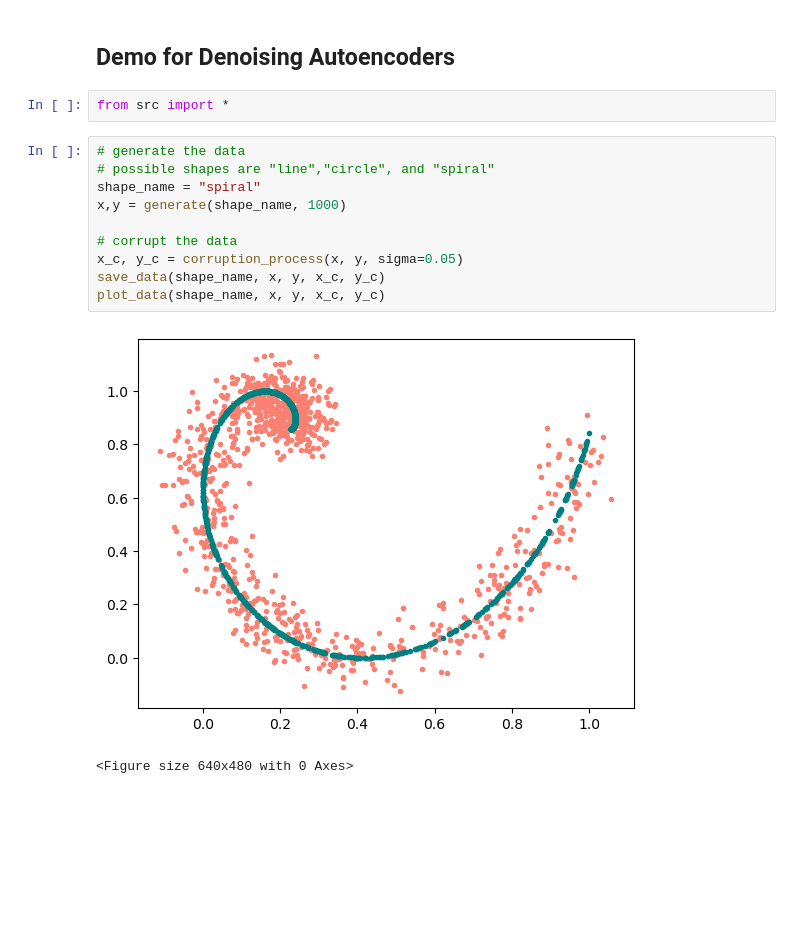
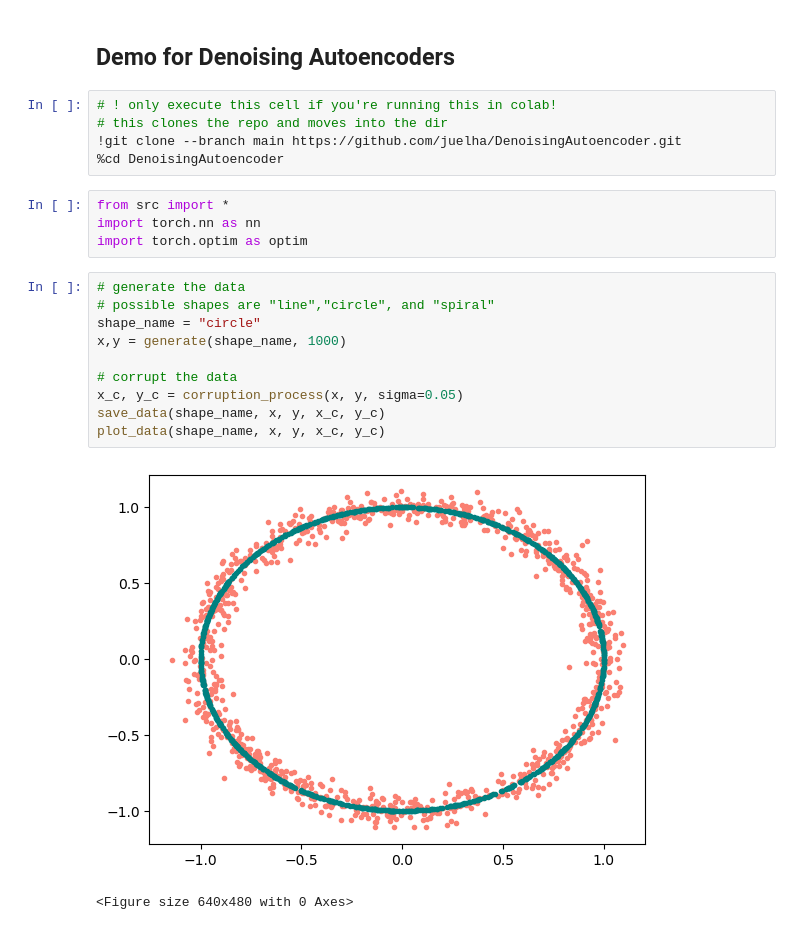
Before and after one commit to juelha/DenoisingAutoencoder, a Jupyter notebook: demo.ipynb, the cells around one changed output. Cells and saved outputs as stored; diff of their text form; blank space fills up the shorter version.

Commit message:
open in colab option streamlined

```diff
--- a/demo.ipynb
+++ b/demo.ipynb
@@ -1,18 +1,25 @@
 # %% [markdown]
 ## Demo for Denoising Autoencoders
-# %%
-from src import *
+# %%
+# ! only execute this cell if you're running this in colab!
+# this clones the repo and moves into the dir
+!git clone --branch main https://github.com/juelha/DenoisingAutoencoder.git
+%cd DenoisingAutoencoder
+# %%
+from src import *
+import torch.nn as nn
+import torch.optim as optim
 # %%
 # generate the data
 # possible shapes are "line","circle", and "spiral"
-shape_name = "spiral"
+shape_name = "circle"
 x,y = generate(shape_name, 1000)
 
 # corrupt the data
 x_c, y_c = corruption_process(x, y, sigma=0.05)
 save_data(shape_name, x, y, x_c, y_c)
 plot_data(shape_name, x, y, x_c, y_c)
 # %% [output]
-[figure, old version]
+[figure, new version]
 <Figure size 640x480 with 0 Axes>
 # %%
```
Also changed, not shown: parts of 4 cells of this notebook, 1 other file.
